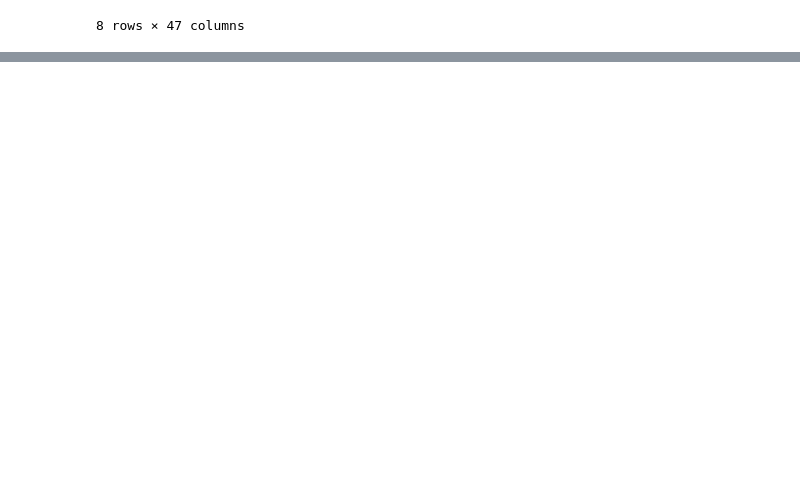
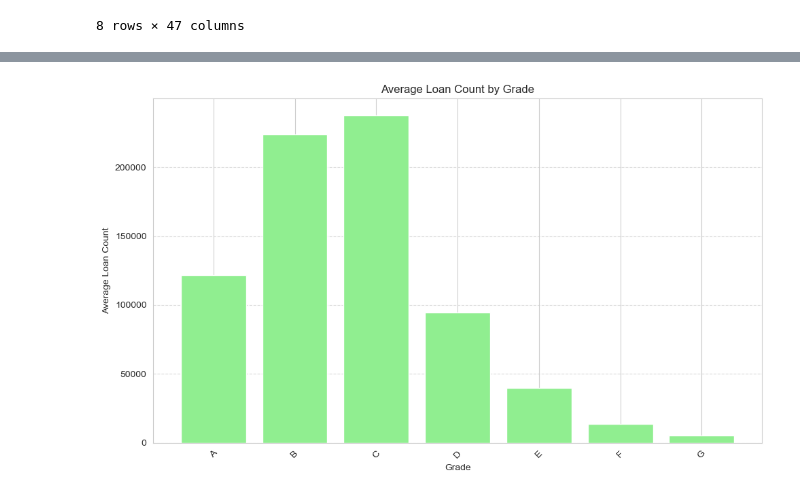
Before and after one commit to karenreyesss/1st-project-bootcamp, a Jupyter notebook: project1.ipynb, the cells around one changed output, grey strips where cells are left out. Drawn from its saved outputs; the diff is of its cells as text; code cells hidden in the pictures; blank space fills up the shorter version.

```diff
--- a/project1.ipynb
+++ b/project1.ipynb
@@ -125,0 +298,18 @@ lending_club_data.describe()
+# %%
+# Group by 'grade' and calculate the mean count of loans for each grade
+average_loan_count_by_grade = lending_club_data.groupby('grade')['title'].count().reset_index()
+average_loan_count_by_grade.rename(columns={'title': 'average_loan_count'}, inplace=True)
+average_loan_count_by_grade['grade'] = pd.Categorical(average_loan_count_by_grade['grade'], ordered=True, categories=['A', 'B', 'C', 'D', 'E', 'F', 'G'])
+average_loan_count_by_grade = average_loan_count_by_grade.sort_values(by='grade')
+
+plt.figure(figsize=(10, 6))
+plt.bar(average_loan_count_by_grade['grade'], average_loan_count_by_grade['average_loan_count'], color='lightgreen')
+plt.title('Average Loan Count by Grade')
+plt.xlabel('Grade')
+plt.ylabel('Average Loan Count')
+plt.xticks(rotation=45)
+plt.grid(axis='y', linestyle='--', alpha=0.7)
+plt.tight_layout()
+plt.show()
+# %% [output]
+[figure, added]
```
Also changed, not shown: parts of 10 cells of this notebook, 16 other files.
